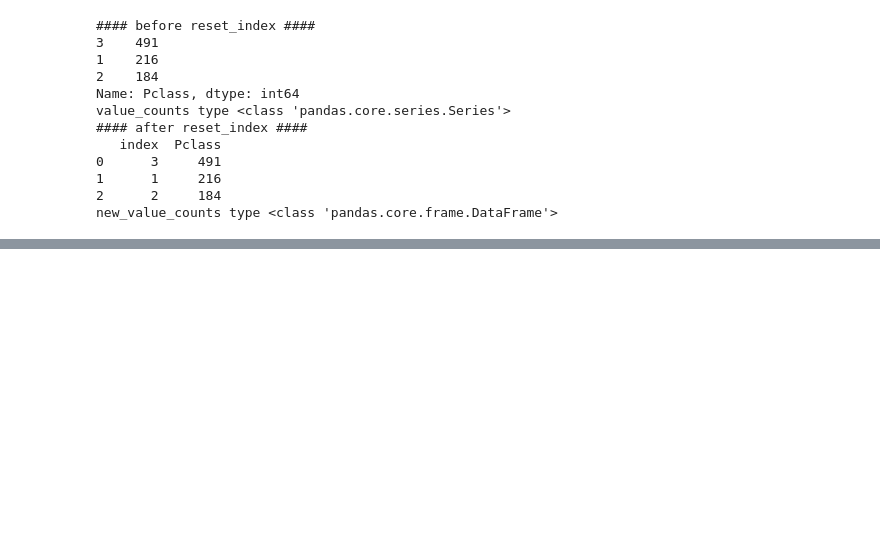
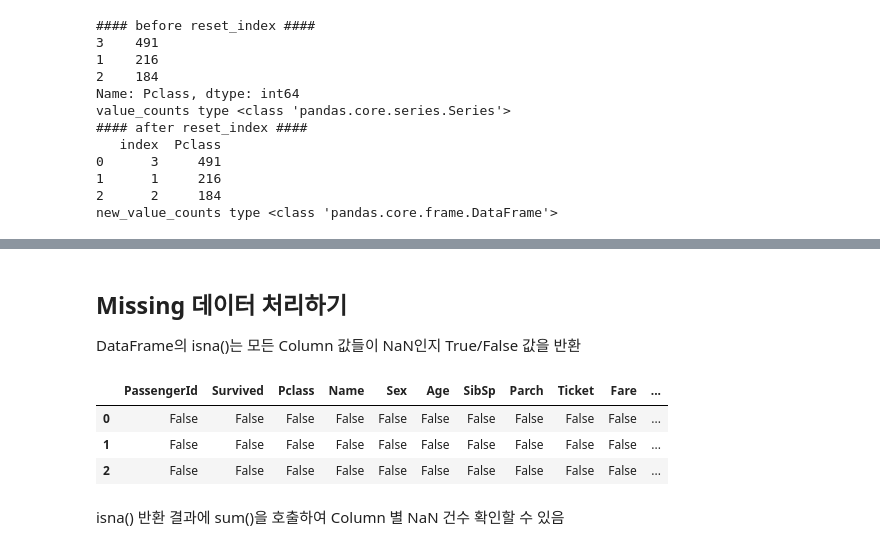
Before and after one commit to n0y0j/machine-learning-study, a Jupyter notebook: Chapter1/1.4_pandas.ipynb, the cells around one changed output, grey strips where cells are left out. Cells and saved outputs as stored; diff of their text form; code cells hidden in the pictures; blank space fills up the shorter version.

```diff
--- a/Chapter1/1.4_pandas.ipynb
+++ b/Chapter1/1.4_pandas.ipynb
@@ -515,0 +868,12 @@ new_value_counts type <class 'pandas.core.frame.DataFrame'>
+# %% [markdown]
+## Missing 데이터 처리하기
+DataFrame의 isna()는 모든 Column 값들이 NaN인지 True/False 값을 반환
+# %%
+titanic_df.isna().head(3)
+# %% [output]
+|  | PassengerId | Survived | Pclass | Name | Sex | Age | SibSp | Parch | Ticket | Fare | ... |
+| 0 | False | False | False | False | False | False | False | False | False | False | ... |
+| 1 | False | False | False | False | False | False | False | False | False | False | ... |
+| 2 | False | False | False | False | False | False | False | False | False | False | ... |
+# %% [markdown]
+isna() 반환 결과에 sum()을 호출하여 Column 별 NaN 건수 확인할 수 있음
```
Also changed, not shown: parts of 62 cells of this notebook.
